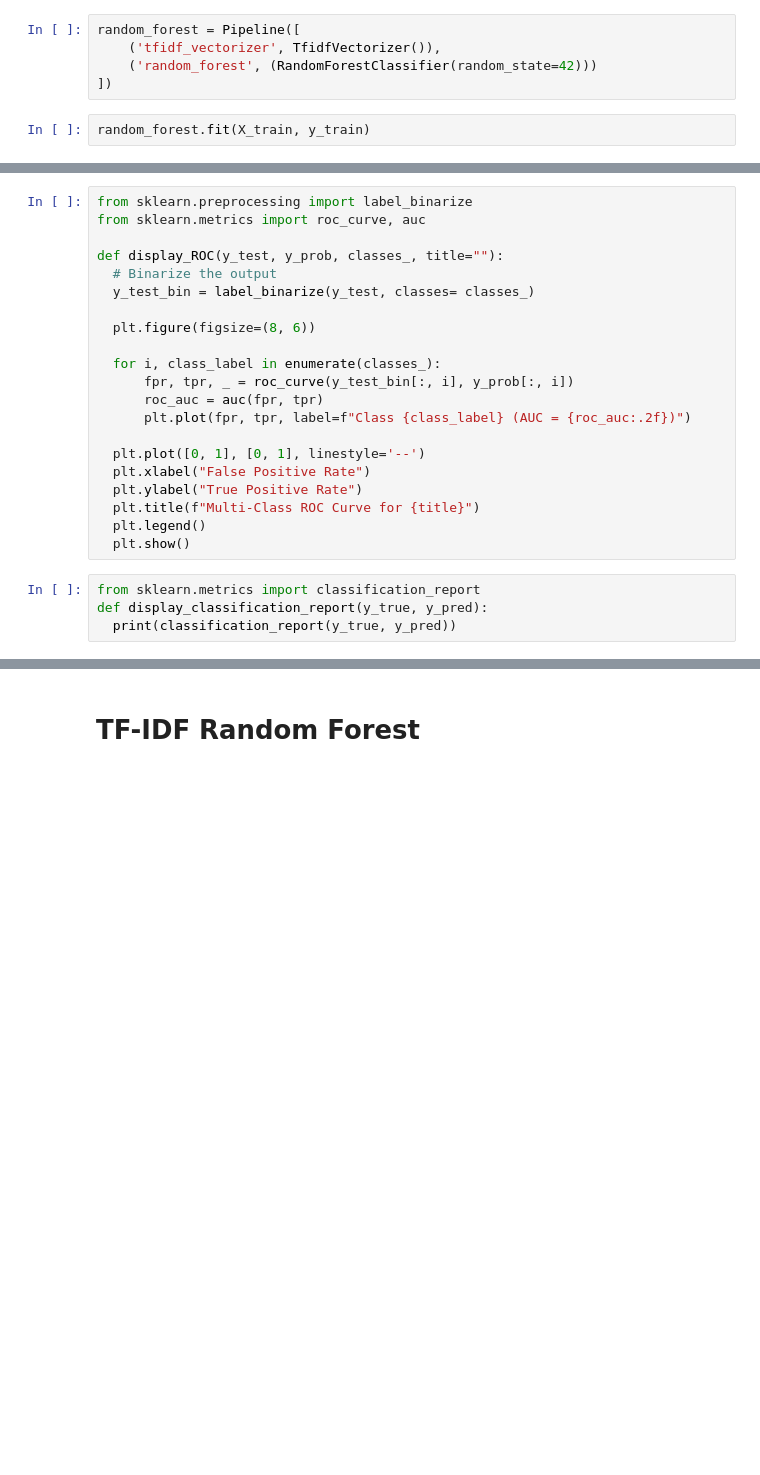
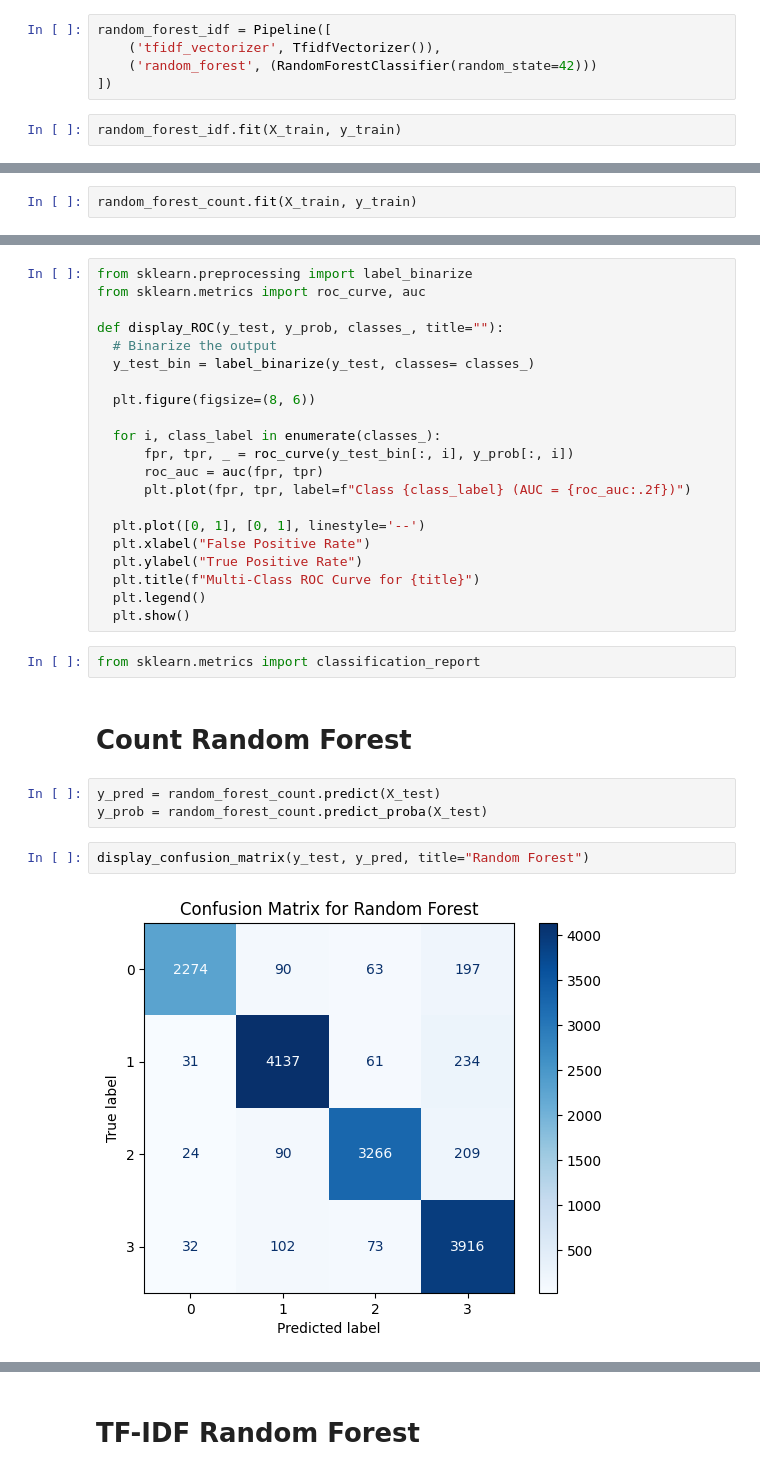
Before and after one commit to Prajwal-Luitel/Twitter-Sentiment-Analysis, a Jupyter notebook: Twitter_Sentiment_Analysis.ipynb, the cells around one changed output, grey strips where cells are left out. Cells and saved outputs as stored; diff of their text form; blank space fills up the shorter version.

Commit message:
Count Vector and TF-IDF both results

```diff
--- a/Twitter_Sentiment_Analysis.ipynb
+++ b/Twitter_Sentiment_Analysis.ipynb
@@ -261,10 +249,12 @@ from sklearn.pipeline import Pipeline
 # %%
-random_forest = Pipeline([
+random_forest_idf = Pipeline([
     ('tfidf_vectorizer', TfidfVectorizer()),
     ('random_forest', (RandomForestClassifier(random_state=42)))
 ])
 # %%
-random_forest.fit(X_train, y_train)
+random_forest_idf.fit(X_train, y_train)
 # %% [output]
 Pipeline(steps=[('tfidf_vectorizer', TfidfVectorizer()),
                 ('random_forest', RandomForestClassifier(random_state=42))])
+# %%
+random_forest_count.fit(X_train, y_train)
@@ -317,5 +320,12 @@ def display_ROC(y_test, y_prob, classes_, title=""):
   plt.show()
 # %%
 from sklearn.metrics import classification_report
-def display_classification_report(y_true, y_pred):
-  print(classification_report(y_true, y_pred))
+# %% [markdown]
+# Count Random Forest
+# %%
+y_pred = random_forest_count.predict(X_test)
+y_prob = random_forest_count.predict_proba(X_test)
+# %%
+display_confusion_matrix(y_test, y_pred, title="Random Forest")
+# %% [output]
+[figure, added]
```
Also changed, not shown: parts of 26 cells of this notebook.
